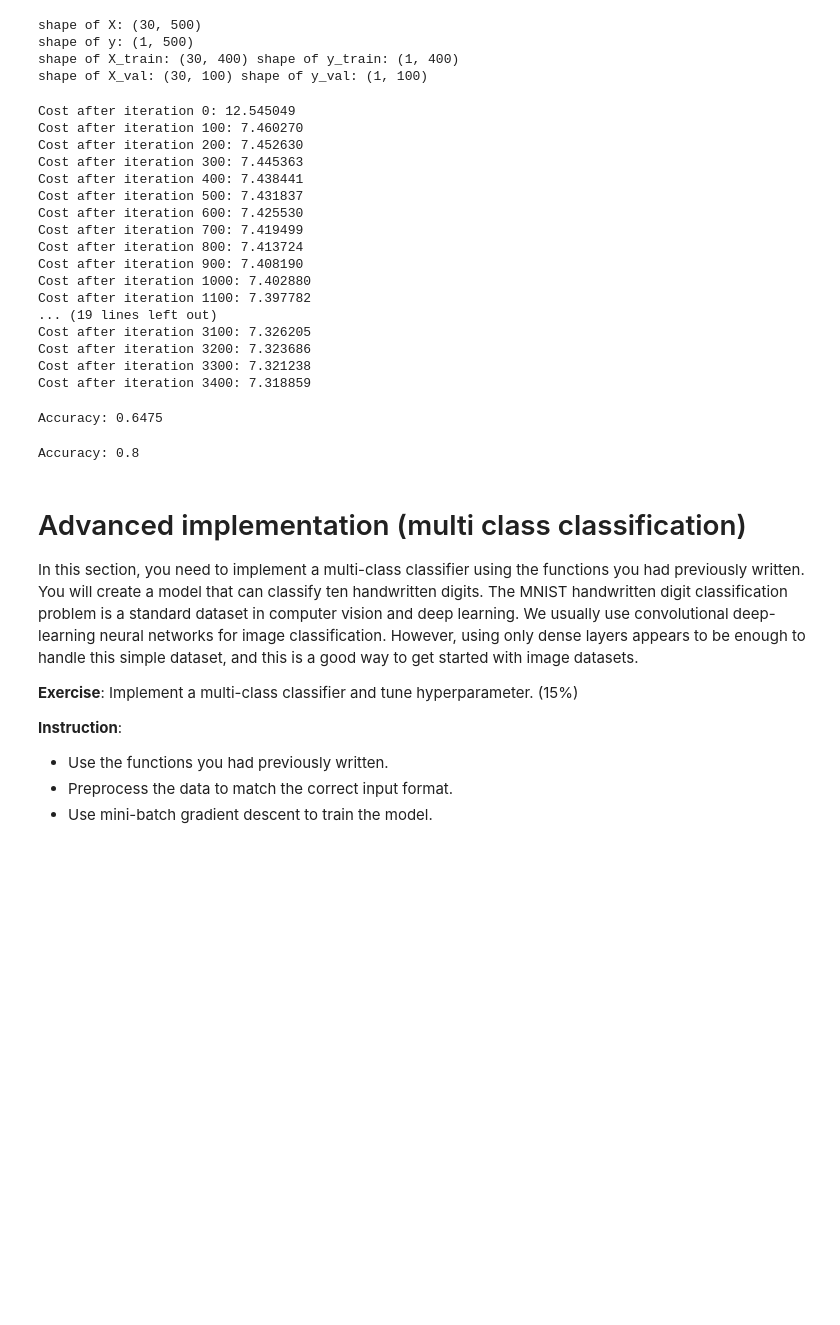
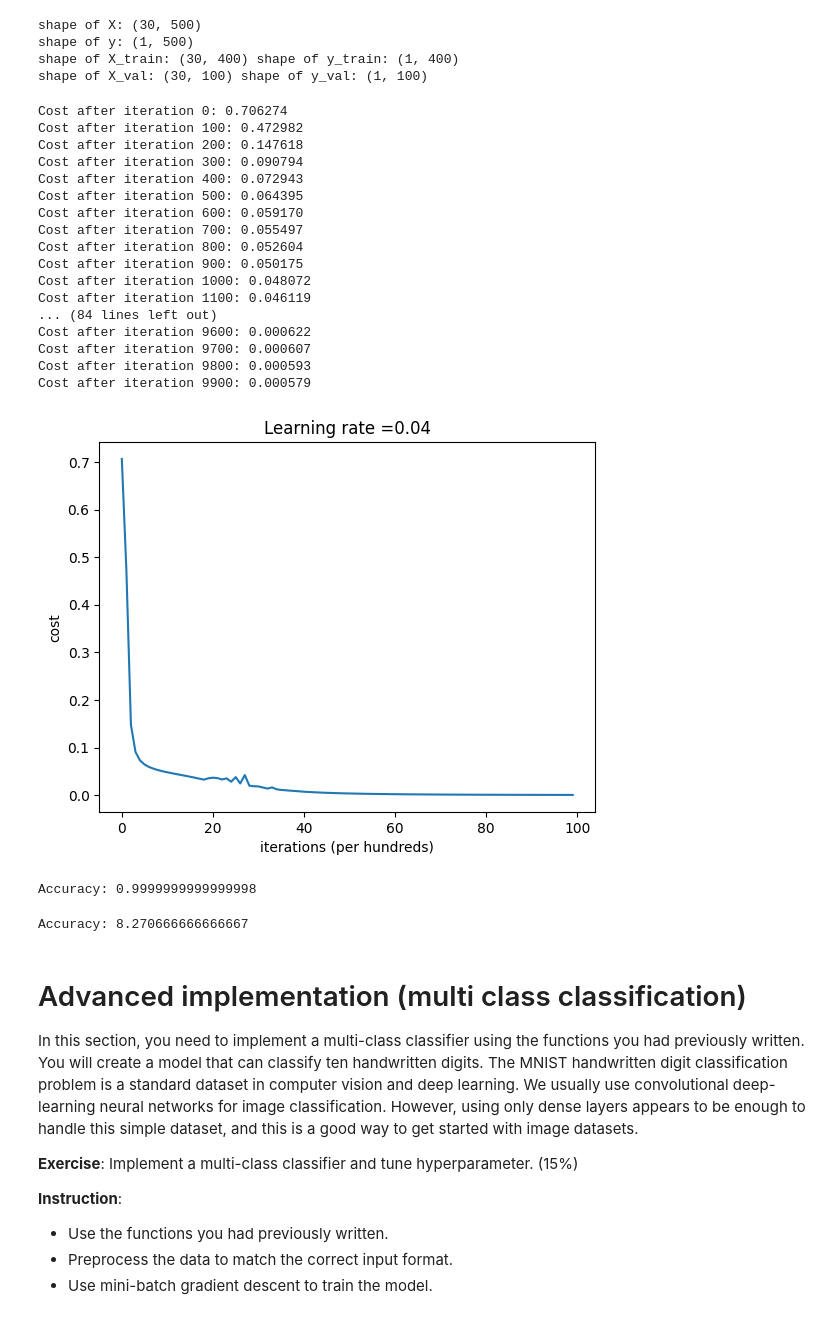
Before and after one commit to owen920831/Machine-Learning, a Jupyter notebook: hw3/HW3_Neural_Network.ipynb, the cells around one changed output. Cells and saved outputs as stored; diff of their text form; code cells hidden in the pictures; blank space fills up the shorter version.

```diff
--- a/hw3/HW3_Neural_Network.ipynb
+++ b/hw3/HW3_Neural_Network.ipynb
@@ -55,10 +55,6 @@ class Dense():
 
         # GRADED FUNCTION: linear_initialize_parameters
         ### START CODE HERE ### (≈ 6 lines of code)
-        W = None
-        b = None
-        limit = None
-
         limit = math.sqrt(6/(self.n_x+self.n_y))
         W = np.random.uniform(-limit, limit, (self.n_y, self.n_x))
         b = np.zeros((self.n_y, 1))
@@ -644,7 +640,7 @@ class Model():
         # GRADED FUNCTION: model_initialize_parameters
         ### START CODE HERE ### (≈ 5 lines of code)
         n_layers = len(self.units)-1
-        for i in range(n_layers): self.linear.append(Dense(self.units[i], self.units[i+1], seed = i))
+        for i in range(n_layers): self.linear.append(Dense(self.units[i], self.units[i+1], i))
         for functions in self.activation_functions: self.activation.append(Activation(functions))
         ### END CODE HERE ###
 
@@ -660,7 +656,7 @@ class Model():
 
         # GRADED FUNCTION: model_forward
         ### START CODE HERE ### (≈ 4 lines of code)
-        n_layers = len(self.units)-1
+        n_layers = len(self.linear)
         for i in range(n_layers):
             A = self.linear[i].forward(A)
             A = self.activation[i].forward(A)
@@ -1281,7 +1277,9 @@ print("shape of y: " + str(y.shape))
 # GRADED CODE: binary classification
 ### START CODE HERE ###
 # min max scaling
-X = (X - np.min(X)) / (np.max(X) - np.min(X))
+n_rows = X.shape[0]
+for row in range(n_rows) :
+    X[row] = (X[row] - X[row].min()) / (X[row].max() - X[row].min())
 ### END CODE HERE ###
 
 # split training set and validation set
@@ -1298,61 +1296,62 @@ shape of X_val: (30, 100) shape of y_val: (1, 100)
 # %%
 # GRADED CODE: binary classification
 ### START CODE HERE ###
-layers_dims = [30, 108, 79, 20, 4, 2]
-activation_fn = ["relu", "relu", "relu","relu", "relu", "sigmoid"]
-learning_rate = 0.000024113134
-num_iterations = 22114      #repeats
+layers_dims = [30, 128, 56, 27, 9, 1]
+activation_fn = ["relu", "relu", "relu", "relu", "sigmoid"]
+learning_rate = 0.04
+num_iterations = 10000     #repeats
 print_cost = True
 classes = 2
-costs = []                         # keep track of cost
+costs = []                        # keep track of cost
 model = Model(layers_dims, activation_fn)
 
 # Loop (batch gradient descent)
 for i in range(0, num_iterations):
     # forward
     AL = model.forward(X_train)
 
     # compute cost
     if classes == 2:
         cost = compute_BCE_cost(AL, y_train)
     else:
         cost = compute_CCE_cost(AL, y_train)
 
     # backward
     dA_prev = model.backward(AL, y_train)
 
     # update
     model.update(learning_rate)
 
     if print_cost and i % 100 == 0:
         print ("Cost after iteration %i: %f" %(i, cost))
         costs.append(cost)
 
 # plot the cost
 plt.plot(np.squeeze(costs))
 plt.ylabel('cost')
 plt.xlabel('iterations (per hundreds)')
 plt.title("Learning rate =" + str(learning_rate))
 plt.show()
 ### END CODE HERE ###
 # %% [output]
-Cost after iteration 0: 12.545049
-Cost after iteration 100: 7.460270
-Cost after iteration 200: 7.452630
-Cost after iteration 300: 7.445363
-Cost after iteration 400: 7.438441
-Cost after iteration 500: 7.431837
-Cost after iteration 600: 7.425530
-Cost after iteration 700: 7.419499
-Cost after iteration 800: 7.413724
-Cost after iteration 900: 7.408190
-Cost after iteration 1000: 7.402880
-Cost after iteration 1100: 7.397782
-... (19 lines left out)
-Cost after iteration 3100: 7.326205
-Cost after iteration 3200: 7.323686
-Cost after iteration 3300: 7.321238
-Cost after iteration 3400: 7.318859
+Cost after iteration 0: 0.706274
+Cost after iteration 100: 0.472982
+Cost after iteration 200: 0.147618
+Cost after iteration 300: 0.090794
+Cost after iteration 400: 0.072943
+Cost after iteration 500: 0.064395
+Cost after iteration 600: 0.059170
+Cost after iteration 700: 0.055497
+Cost after iteration 800: 0.052604
+Cost after iteration 900: 0.050175
+Cost after iteration 1000: 0.048072
+Cost after iteration 1100: 0.046119
+... (84 lines left out)
+Cost after iteration 9600: 0.000622
+Cost after iteration 9700: 0.000607
+Cost after iteration 9800: 0.000593
+Cost after iteration 9900: 0.000579
+[figure, added]
 # %%
 # Helper function
 def predict(X, y, model, classes):
@@ -1410,7 +1409,7 @@ def predict(X, y, model, classes):
 # %%
 pred_train = predict(X_train, y_train, model, 2)
 # %% [output]
-Accuracy: 0.6475
+Accuracy: 0.9999999999999998
 # %%
 pred_val = predict(X_val, y_val, model, 2)
 output["basic_pred_val"] = pred_val
@@ -1421,7 +1420,7 @@ for basic_linear in model.linear:
   basic_model_parameters.append(basic_linear.parameters)
 output["basic_model_parameters"] = basic_model_parameters
 # %% [output]
-Accuracy: 0.8
+Accuracy: 8.270666666666667
 # %% [markdown]
 # Advanced implementation (multi class classification)
 
```
Also changed, not shown: parts of 6 cells of this notebook.
